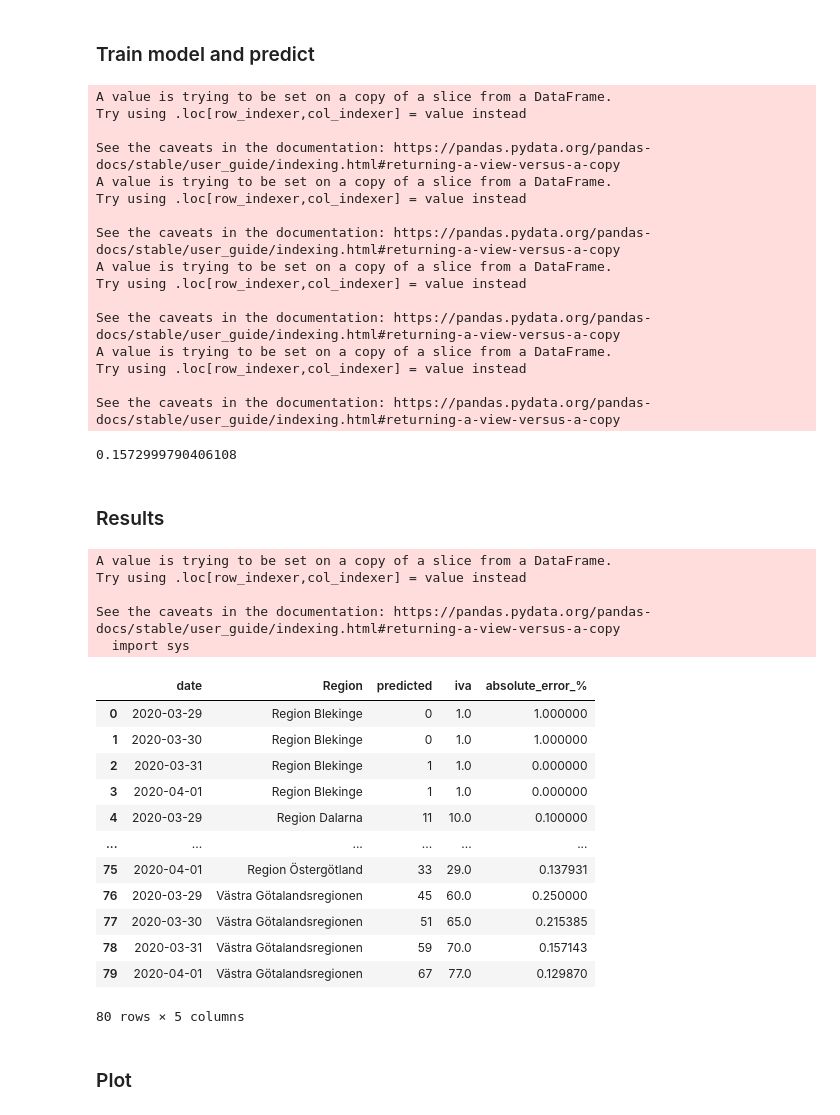
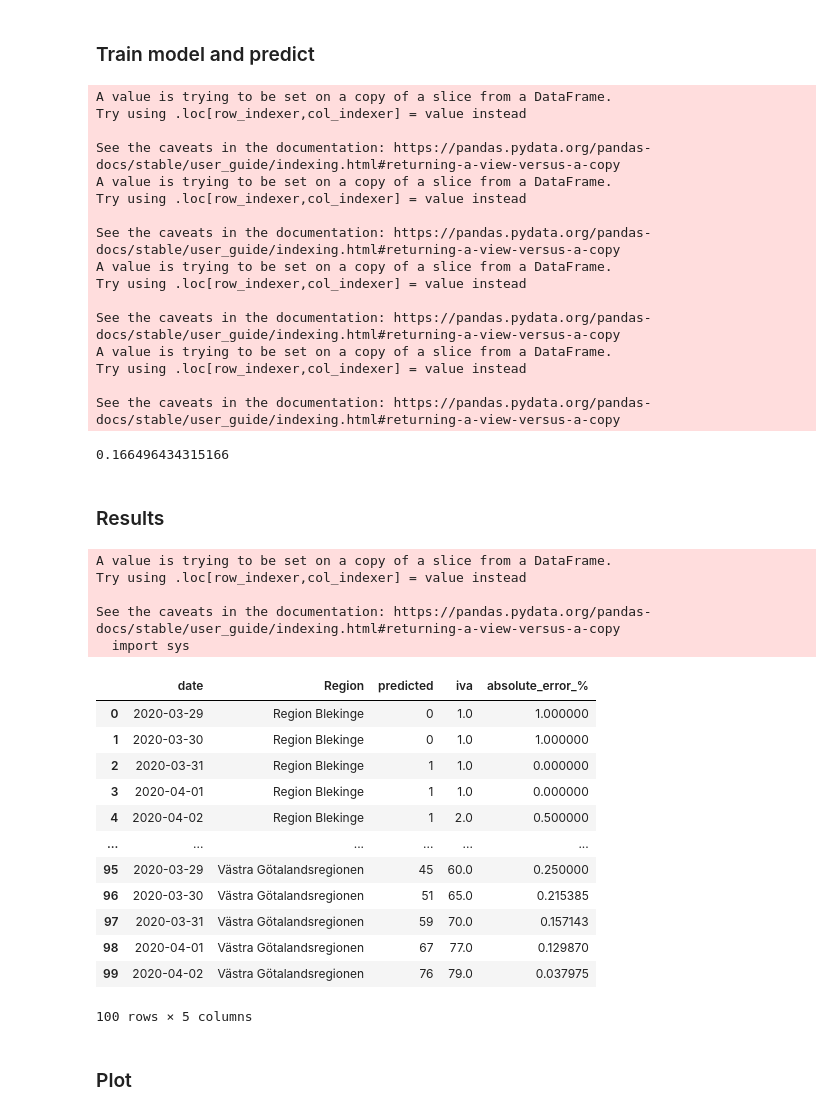
Before and after one commit to Virreb/vardoptimeraren, a Jupyter notebook: notebooks/fredrik/XGBoost.ipynb, the cells around one changed output. Drawn from its saved outputs; the diff is of its cells as text; code cells hidden in the pictures.

```diff
--- a/notebooks/fredrik/XGBoost.ipynb
+++ b/notebooks/fredrik/XGBoost.ipynb
@@ -211,7 +211,7 @@ split_date = '2020-03-26'
 train = data[data['date'] < split_date]
 train = train.replace(np.inf, np.nan)
 train = train.dropna()
-test = data[(data['date'] >= split_date) & (data['date'] < '2020-03-30')]
+test = data[(data['date'] >= split_date) & (data['date'] < '2020-03-31')]
 X = train.drop(['date', 'change_coming_3_days', 'Region', 'cases'], axis=1)
 y = train['change_coming_3_days']
 
@@ -247,41 +247,43 @@ A value is trying to be set on a copy of a slice from a DataFrame.
 Try using .loc[row_indexer,col_indexer] = value instead
 
 See the caveats in the documentation: https://pandas.pydata.org/pandas-docs/stable/user_guide/indexing.html#returning-a-view-versus-a-copy
-0.1572999790406108
+0.166496434315166
 # %% [markdown]
 ### Results
 # %%
 import matplotlib.pyplot as plt
 from datetime import timedelta
 from datetime import datetime
 
 
 results = test[['date', 'Region', 'predicted_nbr_in_3_days']]
 results['date'] = [str(datetime.strptime(day, '%Y-%m-%d').date()+timedelta(days=3)) for day in results['date']]
 results.columns = ['date', 'Region', 'predicted']
 
 results = results.merge(data, on=['date', 'Region'], how='left')[['date', 'Region', 'predicted', 'iva']]
 results['absolute_error_%'] = abs(results['predicted']-results['iva'])/results['iva']
+regioner = list(results['Region'].unique())
+
 results
 # %% [output]
 A value is trying to be set on a copy of a slice from a DataFrame.
 Try using .loc[row_indexer,col_indexer] = value instead
 
 See the caveats in the documentation: https://pandas.pydata.org/pandas-docs/stable/user_guide/indexing.html#returning-a-view-versus-a-copy
   import sys
 |  | date | Region | predicted | iva | absolute_error_% |
 | 0 | 2020-03-29 | Region Blekinge | 0 | 1.0 | 1.000000 |
 | 1 | 2020-03-30 | Region Blekinge | 0 | 1.0 | 1.000000 |
 | 2 | 2020-03-31 | Region Blekinge | 1 | 1.0 | 0.000000 |
 | 3 | 2020-04-01 | Region Blekinge | 1 | 1.0 | 0.000000 |
-| 4 | 2020-03-29 | Region Dalarna | 11 | 10.0 | 0.100000 |
+| 4 | 2020-04-02 | Region Blekinge | 1 | 2.0 | 0.500000 |
 | ... | ... | ... | ... | ... | ... |
-| 75 | 2020-04-01 | Region Östergötland | 33 | 29.0 | 0.137931 |
-| 76 | 2020-03-29 | Västra Götalandsregionen | 45 | 60.0 | 0.250000 |
-| 77 | 2020-03-30 | Västra Götalandsregionen | 51 | 65.0 | 0.215385 |
-| 78 | 2020-03-31 | Västra Götalandsregionen | 59 | 70.0 | 0.157143 |
-| 79 | 2020-04-01 | Västra Götalandsregionen | 67 | 77.0 | 0.129870 |
+| 95 | 2020-03-29 | Västra Götalandsregionen | 45 | 60.0 | 0.250000 |
+| 96 | 2020-03-30 | Västra Götalandsregionen | 51 | 65.0 | 0.215385 |
+| 97 | 2020-03-31 | Västra Götalandsregionen | 59 | 70.0 | 0.157143 |
+| 98 | 2020-04-01 | Västra Götalandsregionen | 67 | 77.0 | 0.129870 |
+| 99 | 2020-04-02 | Västra Götalandsregionen | 76 | 79.0 | 0.037975 |
-80 rows × 5 columns
+100 rows × 5 columns
 # %% [markdown]
 ### Plot
 # %%
```
Also changed, not shown: parts of 5 cells of this notebook, 4 other files.
